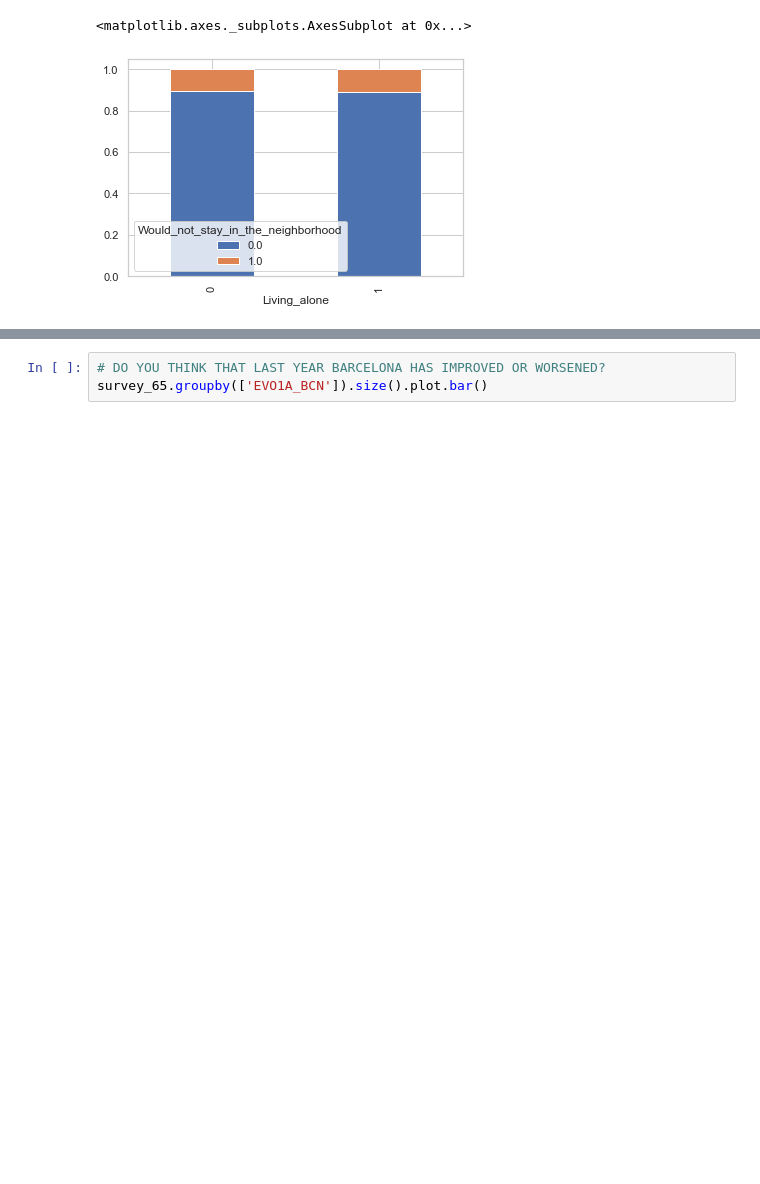
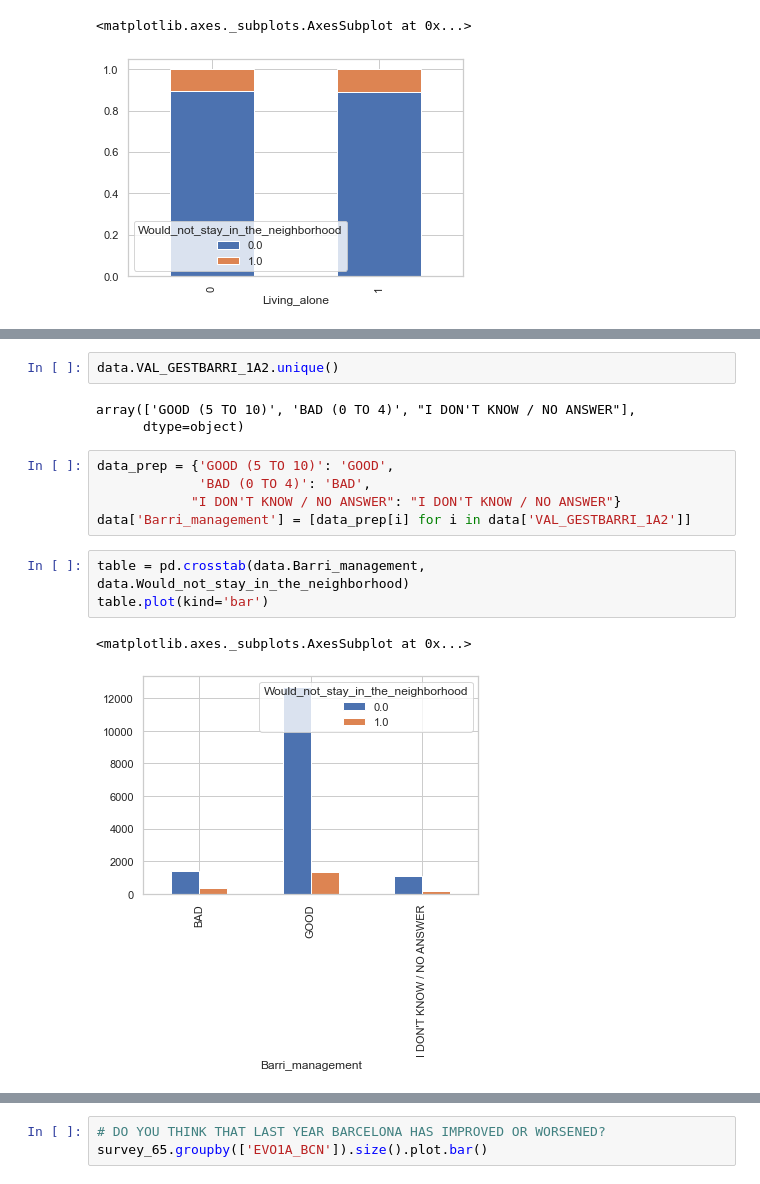
Before and after one commit to abednarczuk/MasterThesis, a Jupyter notebook: data with IDK NA response/01_1_Survey_data.ipynb, the cells around one changed output, grey strips where cells are left out. Cells and saved outputs as stored; diff of their text form; blank space fills up the shorter version.

```diff
--- a/data with IDK NA response/01_1_Survey_data.ipynb
+++ b/data with IDK NA response/01_1_Survey_data.ipynb
@@ -1185,0 +1561,16 @@ table.div(table.sum(1).astype(float), axis=0).plot(kind='bar', stacked=True)
+# %%
+data.VAL_GESTBARRI_1A2.unique()
+# %% [output]
+array(['GOOD (5 TO 10)', 'BAD (0 TO 4)', "I DON'T KNOW / NO ANSWER"],
+      dtype=object)
+# %%
+data_prep = {'GOOD (5 TO 10)': 'GOOD',
+             'BAD (0 TO 4)': 'BAD',
+            "I DON'T KNOW / NO ANSWER": "I DON'T KNOW / NO ANSWER"}
+data['Barri_management'] = [data_prep[i] for i in data['VAL_GESTBARRI_1A2']]
+# %%
+table = pd.crosstab(data.Barri_management, data.Would_not_stay_in_the_neighborhood)
+table.plot(kind='bar')
+# %% [output]
+<matplotlib.axes._subplots.AxesSubplot at 0x...>
+[figure, added]
```
Also changed, not shown: parts of 55 cells of this notebook, 3 other files.
